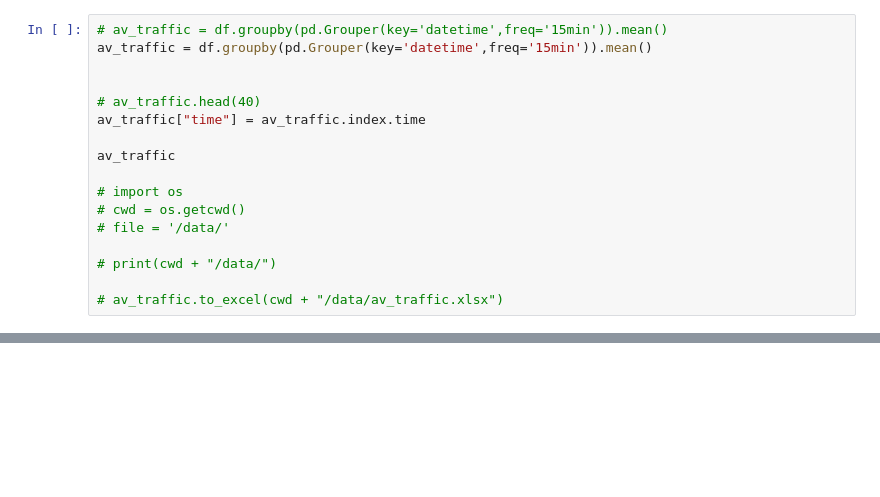
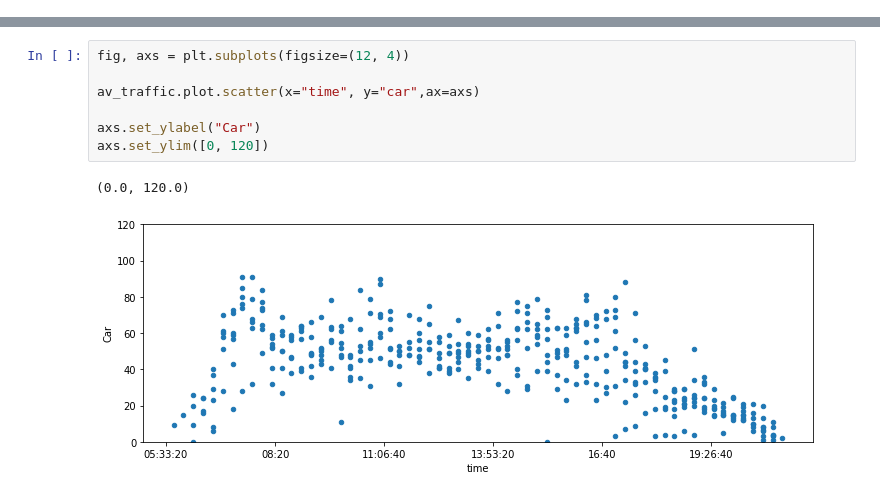
Before and after one commit to jackwilkinson255/traffic-counter, a Jupyter notebook: analysis.ipynb, the cells around one changed output, grey strips where cells are left out. Cells and saved outputs as stored; diff of their text form; blank space fills up the shorter version.

```diff
--- a/analysis.ipynb
+++ b/analysis.ipynb
@@ -82,17 +0,0 @@ See the caveats in the documentation: https://pandas.pydata.org/pandas-docs/stab
-# %%
-# av_traffic = df.groupby(pd.Grouper(key='datetime',freq='15min')).mean()
-av_traffic = df.groupby(pd.Grouper(key='datetime',freq='15min')).mean()
-
-
-# av_traffic.head(40)
-av_traffic["time"] = av_traffic.index.time
-
-av_traffic
-
-# import os
-# cwd = os.getcwd()
-# file = '/data/'
-
-# print(cwd + "/data/")
-
-# av_traffic.to_excel(cwd + "/data/av_traffic.xlsx")
@@ -133,0 +106,10 @@ C:\Users\jackw\PycharmProjects\traffic-counter/data/
+# %%
+fig, axs = plt.subplots(figsize=(12, 4))
+
+av_traffic.plot.scatter(x="time", y="car",ax=axs)
+
+axs.set_ylabel("Car")
+axs.set_ylim([0, 120])
+# %% [output]
+(0.0, 120.0)
+[figure, added]
```
Also changed, not shown: parts of 12 cells of this notebook, 7 other files.
